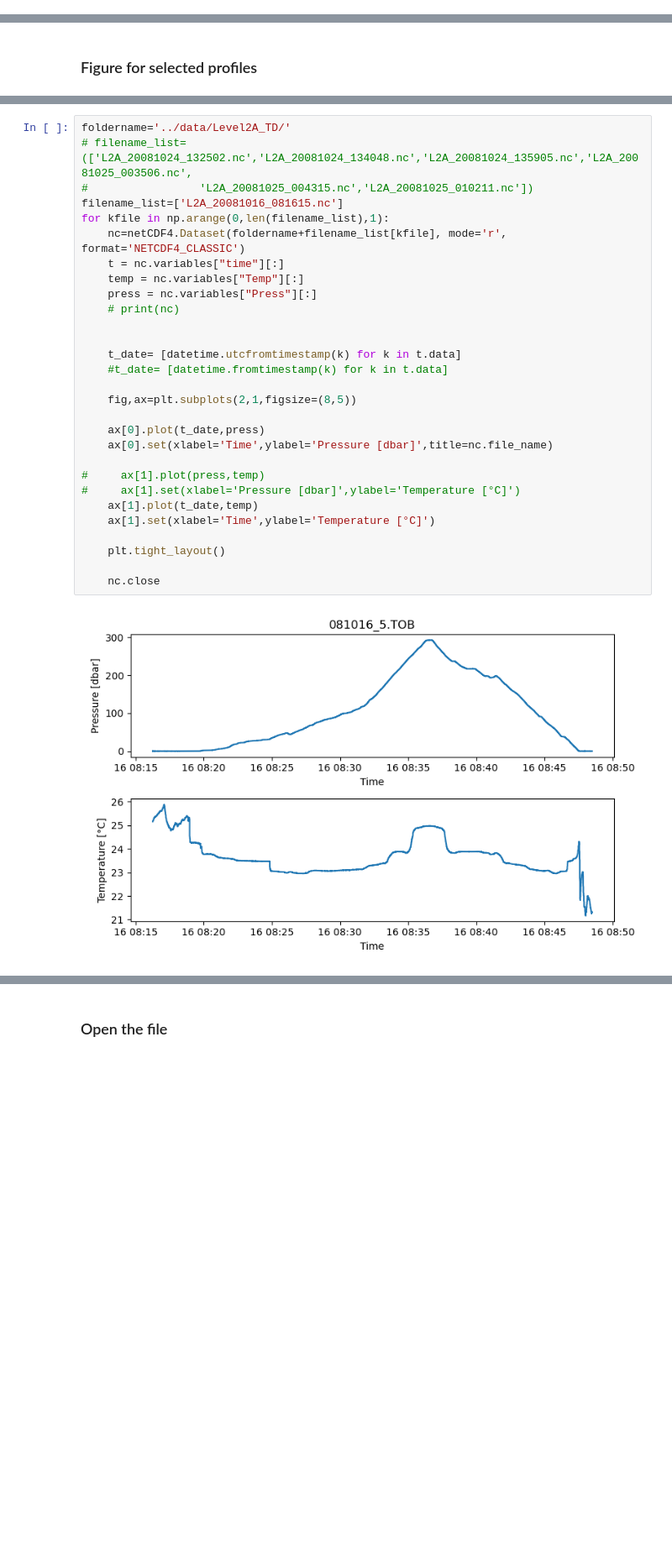
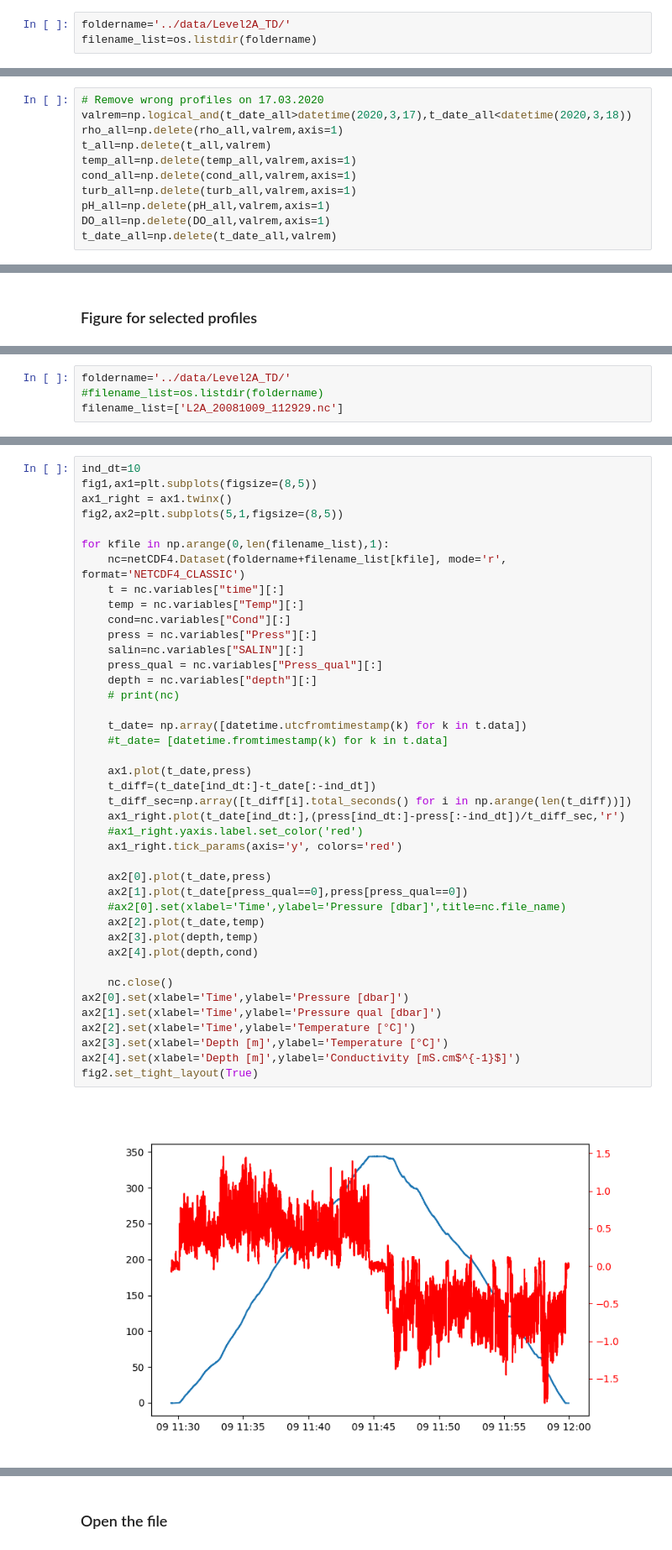
Before and after one commit to tdoda/lake-kivu-ctd-database, a Jupyter notebook: notebooks/Plot Data_TD.ipynb, the cells around one changed output, grey strips where cells are left out. Shown at 84% size. Drawn from its saved outputs; the diff is of its cells as text; blank space fills up the shorter version.

Commit message:
Modification notebook (data visualization)

```diff
--- a/notebooks/Plot Data_TD.ipynb
+++ b/notebooks/Plot Data_TD.ipynb
@@ -49,0 +244,3 @@ ax.plot(meta_prof,meta_date)
+# %%
+foldername='../data/Level2A_TD/'
+filename_list=os.listdir(foldername)
@@ -89,0 +429,11 @@ x,y = np.meshgrid(t_date_all, d_all)
+# %%
+# Remove wrong profiles on 17.03.2020
+valrem=np.logical_and(t_date_all>datetime(2020,3,17),t_date_all<datetime(2020,3,18))
+rho_all=np.delete(rho_all,valrem,axis=1)
+t_all=np.delete(t_all,valrem)
+temp_all=np.delete(temp_all,valrem,axis=1)
+cond_all=np.delete(cond_all,valrem,axis=1)
+turb_all=np.delete(turb_all,valrem,axis=1)
+pH_all=np.delete(pH_all,valrem,axis=1)
+DO_all=np.delete(DO_all,valrem,axis=1)
+t_date_all=np.delete(t_date_all,valrem)
@@ -192,0 +611,4 @@ for indprof in ind_select:
+# %%
+foldername='../data/Level2A_TD/'
+#filename_list=os.listdir(foldername)
+filename_list=['L2A_20081009_112929.nc']
@@ -193,31 +617,43 @@ for indprof in ind_select:
 # %%
-foldername='../data/Level2A_TD/'
-# filename_list=(['L2A_20081024_132502.nc','L2A_20081024_134048.nc','L2A_20081024_135905.nc','L2A_20081025_003506.nc',
-#                 'L2A_20081025_004315.nc','L2A_20081025_010211.nc'])
-filename_list=['L2A_20081016_081615.nc']
+ind_dt=10
+fig1,ax1=plt.subplots(figsize=(8,5))
+ax1_right = ax1.twinx()
+fig2,ax2=plt.subplots(5,1,figsize=(8,5))
+
 for kfile in np.arange(0,len(filename_list),1):
     nc=netCDF4.Dataset(foldername+filename_list[kfile], mode='r', format='NETCDF4_CLASSIC')
     t = nc.variables["time"][:]
     temp = nc.variables["Temp"][:]
+    cond=nc.variables["Cond"][:]
     press = nc.variables["Press"][:]
+    salin=nc.variables["SALIN"][:]
+    press_qual = nc.variables["Press_qual"][:]
+    depth = nc.variables["depth"][:]
     # print(nc)
 
-
-    t_date= [datetime.utcfromtimestamp(k) for k in t.data]
+    t_date= np.array([datetime.utcfromtimestamp(k) for k in t.data])
     #t_date= [datetime.fromtimestamp(k) for k in t.data]
 
-    fig,ax=plt.subplots(2,1,figsize=(8,5))
+    ax1.plot(t_date,press)
+    t_diff=(t_date[ind_dt:]-t_date[:-ind_dt])
+    t_diff_sec=np.array([t_diff[i].total_seconds() for i in np.arange(len(t_diff))])
+    ax1_right.plot(t_date[ind_dt:],(press[ind_dt:]-press[:-ind_dt])/t_diff_sec,'r')
+    #ax1_right.yaxis.label.set_color('red')
+    ax1_right.tick_params(axis='y', colors='red')
 
-    ax[0].plot(t_date,press)
-    ax[0].set(xlabel='Time',ylabel='Pressure [dbar]',title=nc.file_name)
+    ax2[0].plot(t_date,press)
+    ax2[1].plot(t_date[press_qual==0],press[press_qual==0])
+    #ax2[0].set(xlabel='Time',ylabel='Pressure [dbar]',title=nc.file_name)
+    ax2[2].plot(t_date,temp)
+    ax2[3].plot(depth,temp)
+    ax2[4].plot(depth,cond)
 
-#     ax[1].plot(press,temp)
-#     ax[1].set(xlabel='Pressure [dbar]',ylabel='Temperature [°C]')
-    ax[1].plot(t_date,temp)
-    ax[1].set(xlabel='Time',ylabel='Temperature [°C]')
-
-    plt.tight_layout()
-
-    nc.close
+    nc.close()
+ax2[0].set(xlabel='Time',ylabel='Pressure [dbar]')
+ax2[1].set(xlabel='Time',ylabel='Pressure qual [dbar]')
+ax2[2].set(xlabel='Time',ylabel='Temperature [°C]')
+ax2[3].set(xlabel='Depth [m]',ylabel='Temperature [°C]')
+ax2[4].set(xlabel='Depth [m]',ylabel='Conductivity [mS.cm$^{-1}$]')
+fig2.set_tight_layout(True)
 # %% [output]
-[figure, old version]
+[figure, new version]
```
Also changed, not shown: parts of 74 cells of this notebook, 16 other files.
